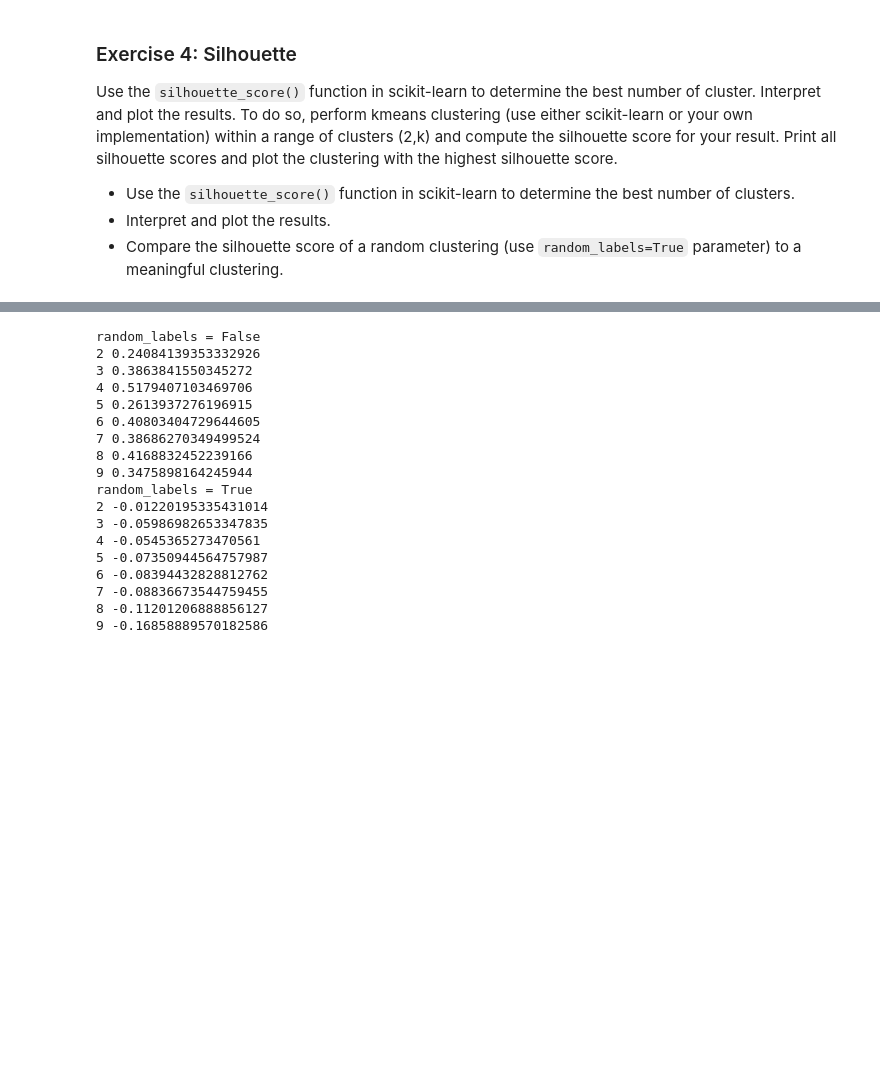
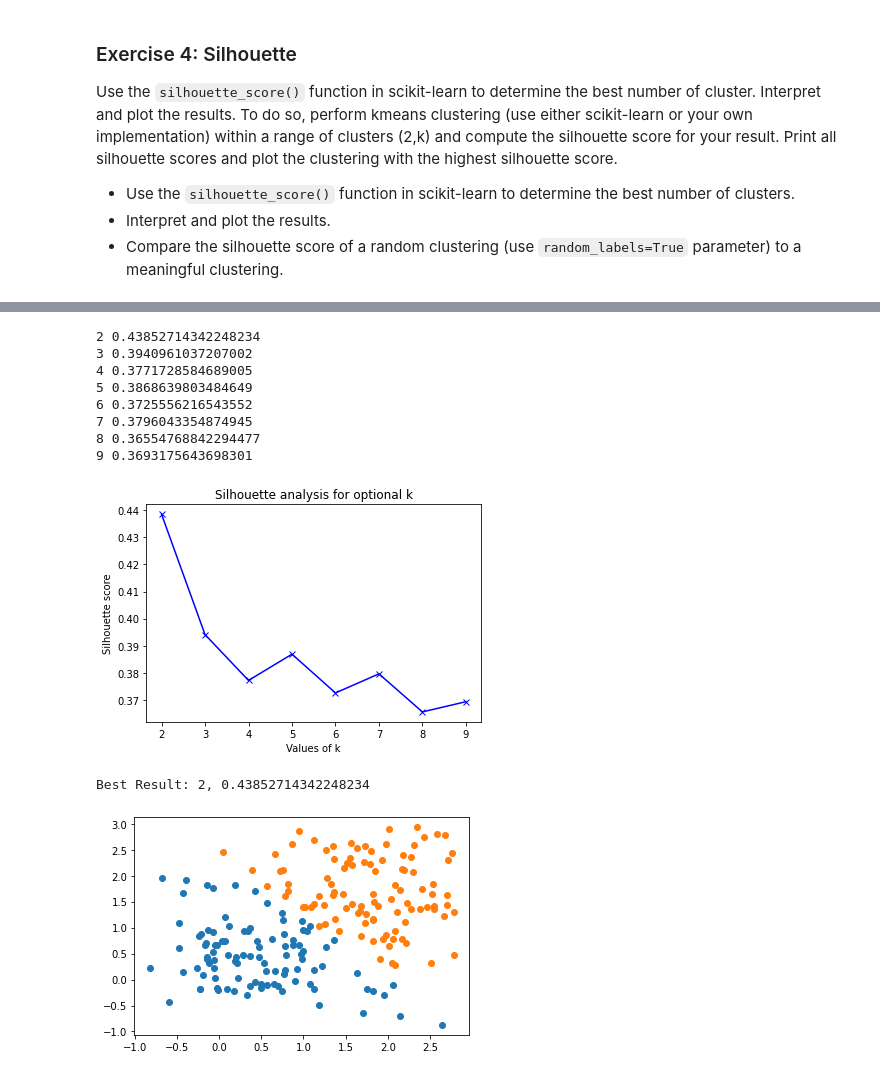
Before and after one commit to xBlade58/ma-ws22-machine-learning-assignments, a Jupyter notebook: Exercise_02/Ex02_Oeztuerk_Stroehle_Tomasini.ipynb, the cells around one changed output, grey strips where cells are left out. Cells and saved outputs as stored; diff of their text form; code cells hidden in the pictures; blank space fills up the shorter version.

```diff
--- a/Exercise_02/Ex02_Oeztuerk_Stroehle_Tomasini.ipynb
+++ b/Exercise_02/Ex02_Oeztuerk_Stroehle_Tomasini.ipynb
@@ -156,32 +143,70 @@ plot_clusters(X2, Y2)
 # %%
 import sklearn.metrics as metrics
 print("random_labels = False")
+
+score_best = -2
+num_cluster_best = -1
+XI_best = []
+YI_best =[]
 for i in range(2,10):
   XI, YI = gen_data(i)
   score = metrics.silhouette_score(XI, YI, metric='euclidean')
   print(i, score)
+  if score > score_best:
+    score_best = score
+    num_cluster_best = i
+    XI_best = XI
+    YI_best = YI
 
 print("random_labels = True")
 for i in range(2,10):
   XI, YI = gen_data(i, True)
   score = metrics.silhouette_score(XI, YI, metric='euclidean')
   print(i, score)
+
+print(f'Best Result: {num_cluster_best}, {score_best}')
+plot_clusters(XI_best, YI_best)
-# %% [output]
-random_labels = False
-2 0.24084139353332926
-3 0.3863841550345272
-4 0.5179407103469706
-5 0.2613937276196915
-6 0.40803404729644605
-7 0.38686270349499524
-8 0.4168832452239166
-9 0.3475898164245944
-random_labels = True
-2 -0.01220195335431014
-3 -0.05986982653347835
-4 -0.0545365273470561
-5 -0.07350944564757987
-6 -0.08394432828812762
-7 -0.08836673544759455
-8 -0.11201206888856127
-9 -0.16858889570182586
+# %%
+import sklearn.metrics as metrics
+
+n_clusters = 4
+NEW_X2, NEW_Y2 = gen_data(n_clusters)
+#plot_clusters(NEW_X2, NEW_Y2)
+
+range_n_clusters = [2, 3, 4, 5, 6, 7, 8, 9]
+silhouette_scores = []
+
+new_score_best = -2
+new_num_cluster_best = -1
+new_y2_best = []
+for k in range_n_clusters:
+    res_means = KMeans(n_clusters=k, random_state=1).fit(NEW_X2)
+    res_lables = res_means.labels_
+    score = metrics.silhouette_score(NEW_X2, res_lables, metric='euclidean')
+    silhouette_scores.append(score)
+    print(k, score)
+    if score > new_score_best:
+        new_score_best = score
+        new_num_cluster_best = k
+        new_y2_best = res_lables
+
+plt.plot(range_n_clusters, silhouette_scores, 'bx-')
+plt.xlabel('Values of k')
+plt.ylabel('Silhouette score')
+plt.title('Silhouette analysis for optional k')
+plt.show()
+
+print(f'Best Result: {new_num_cluster_best}, {new_score_best}')
+plot_clusters(NEW_X2, new_y2_best)
+# %% [output]
+2 0.43852714342248234
+3 0.3940961037207002
+4 0.3771728584689005
+5 0.3868639803484649
+6 0.3725556216543552
+7 0.3796043354874945
+8 0.36554768842294477
+9 0.3693175643698301
+[figure, added]
+Best Result: 2, 0.43852714342248234
+[figure, added]
```
Also changed, not shown: parts of 6 cells of this notebook.
